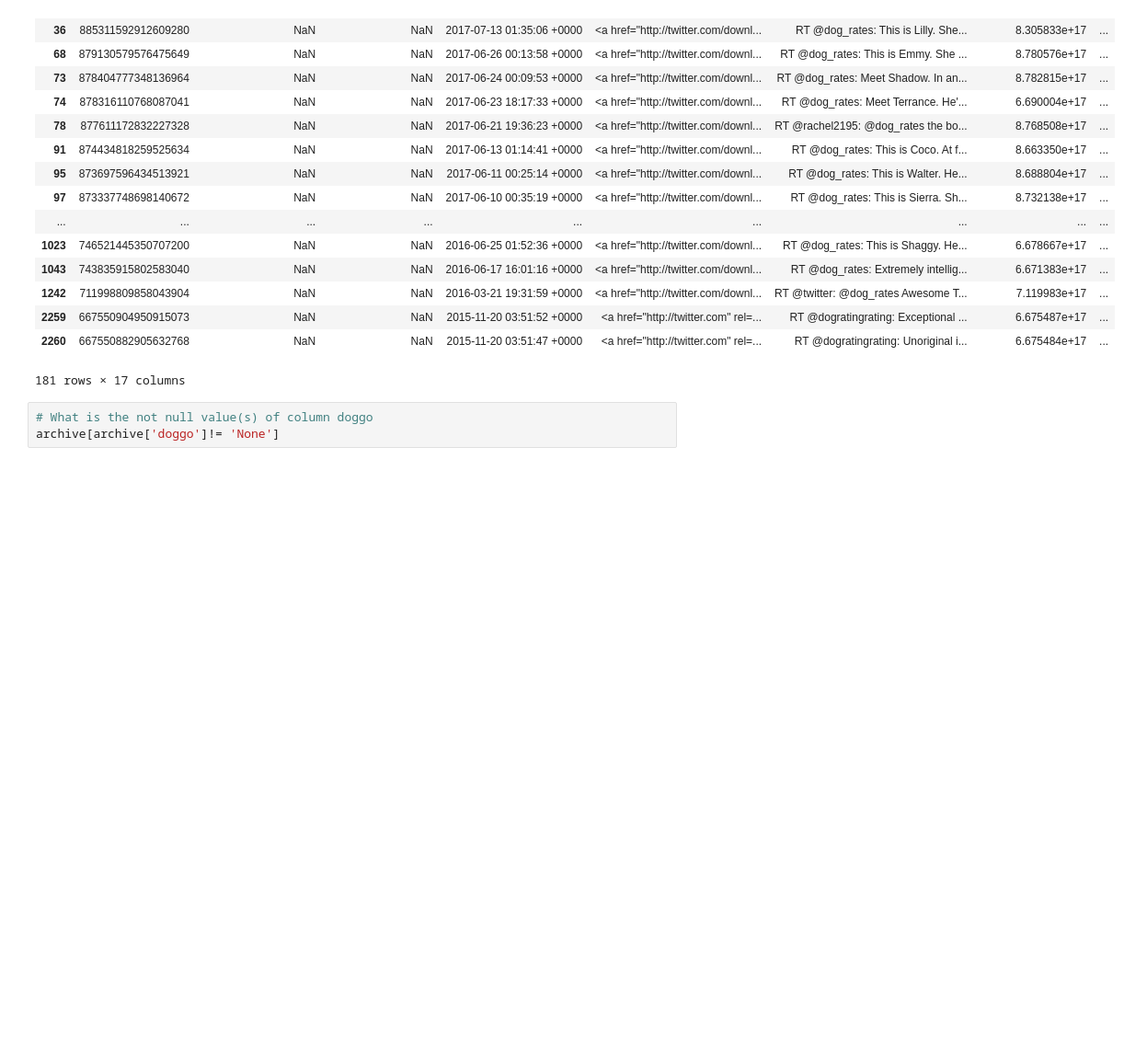
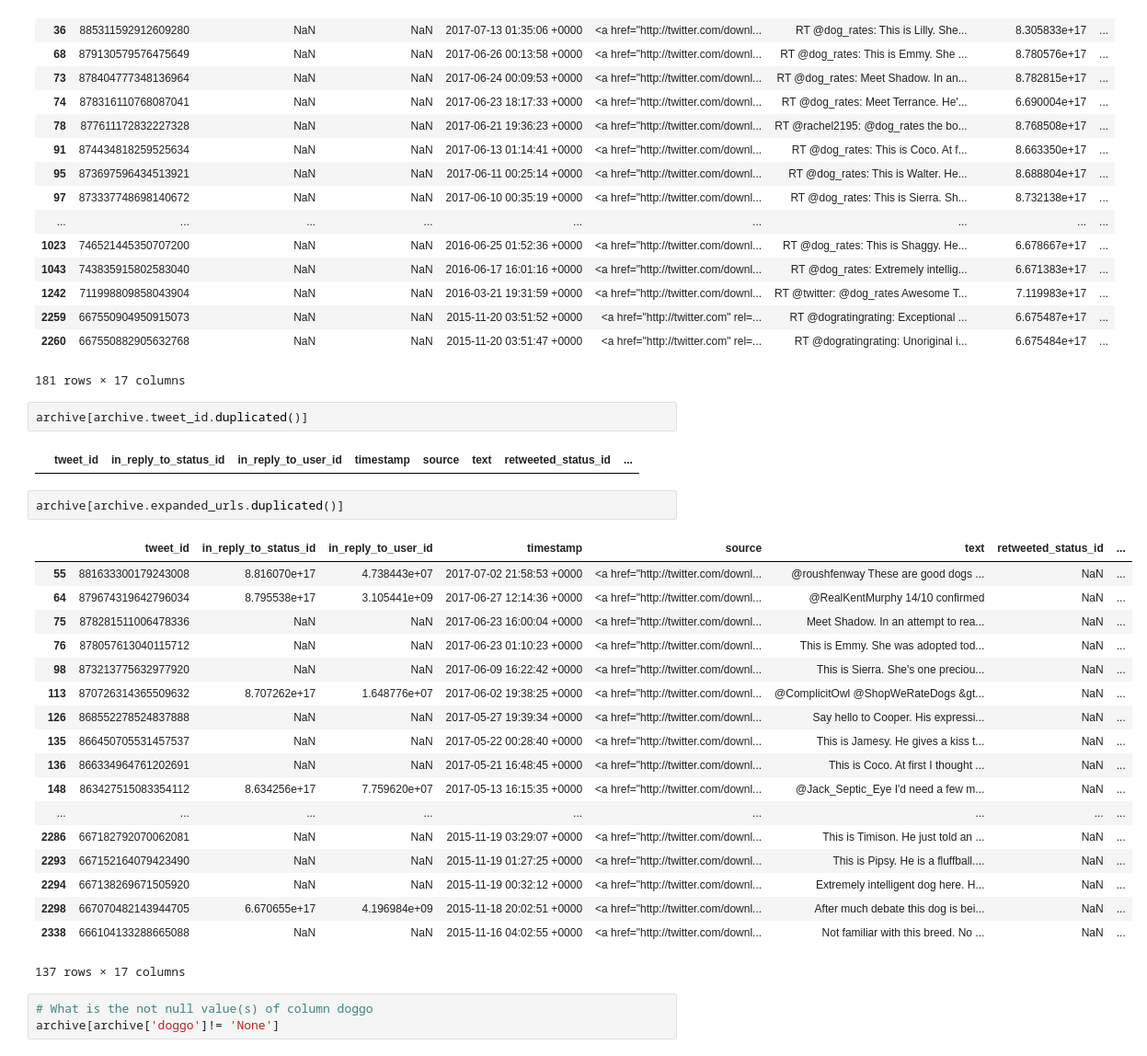
Before and after one commit to iRaied/Wrangling-WeRateDogs, a Jupyter notebook: Wrangling_WeRateDogs.ipynb, the cells around one changed output. Shown at 92% size. Saved outputs shown, nothing was run; the diff lists cells and outputs as text; blank space fills up the shorter version.

```diff
--- a/Wrangling_WeRateDogs.ipynb
+++ b/Wrangling_WeRateDogs.ipynb
@@ -127,6 +123,31 @@ archive[archive['retweeted_status_id'].notnull()]
 | 2259 | 667550904950915073 | NaN | NaN | 2015-11-20 03:51:52 +0000 | <a href="http://twitter.com" rel=... | RT @dogratingrating: Exceptional ... | 6.675487e+17 | ... |
 | 2260 | 667550882905632768 | NaN | NaN | 2015-11-20 03:51:47 +0000 | <a href="http://twitter.com" rel=... | RT @dogratingrating: Unoriginal i... | 6.675484e+17 | ... |
 181 rows × 17 columns
+# %%
+archive[archive.tweet_id.duplicated()]
+# %% [output]
+|  | tweet_id | in_reply_to_status_id | in_reply_to_user_id | timestamp | source | text | retweeted_status_id | ... |
+# %%
+archive[archive.expanded_urls.duplicated()]
+# %% [output]
+|  | tweet_id | in_reply_to_status_id | in_reply_to_user_id | timestamp | source | text | retweeted_status_id | ... |
+| 55 | 881633300179243008 | 8.816070e+17 | 4.738443e+07 | 2017-07-02 21:58:53 +0000 | <a href="http://twitter.com/downl... | @roushfenway These are good dogs ... | NaN | ... |
+| 64 | 879674319642796034 | 8.795538e+17 | 3.105441e+09 | 2017-06-27 12:14:36 +0000 | <a href="http://twitter.com/downl... | @RealKentMurphy 14/10 confirmed | NaN | ... |
+| 75 | 878281511006478336 | NaN | NaN | 2017-06-23 16:00:04 +0000 | <a href="http://twitter.com/downl... | Meet Shadow. In an attempt to rea... | NaN | ... |
+| 76 | 878057613040115712 | NaN | NaN | 2017-06-23 01:10:23 +0000 | <a href="http://twitter.com/downl... | This is Emmy. She was adopted tod... | NaN | ... |
+| 98 | 873213775632977920 | NaN | NaN | 2017-06-09 16:22:42 +0000 | <a href="http://twitter.com/downl... | This is Sierra. She's one preciou... | NaN | ... |
+| 113 | 870726314365509632 | 8.707262e+17 | 1.648776e+07 | 2017-06-02 19:38:25 +0000 | <a href="http://twitter.com/downl... | @ComplicitOwl @ShopWeRateDogs &gt... | NaN | ... |
+| 126 | 868552278524837888 | NaN | NaN | 2017-05-27 19:39:34 +0000 | <a href="http://twitter.com/downl... | Say hello to Cooper. His expressi... | NaN | ... |
+| 135 | 866450705531457537 | NaN | NaN | 2017-05-22 00:28:40 +0000 | <a href="http://twitter.com/downl... | This is Jamesy. He gives a kiss t... | NaN | ... |
+| 136 | 866334964761202691 | NaN | NaN | 2017-05-21 16:48:45 +0000 | <a href="http://twitter.com/downl... | This is Coco. At first I thought ... | NaN | ... |
+| 148 | 863427515083354112 | 8.634256e+17 | 7.759620e+07 | 2017-05-13 16:15:35 +0000 | <a href="http://twitter.com/downl... | @Jack_Septic_Eye I'd need a few m... | NaN | ... |
+| ... | ... | ... | ... | ... | ... | ... | ... | ... |
+| 2286 | 667182792070062081 | NaN | NaN | 2015-11-19 03:29:07 +0000 | <a href="http://twitter.com/downl... | This is Timison. He just told an ... | NaN | ... |
+| 2293 | 667152164079423490 | NaN | NaN | 2015-11-19 01:27:25 +0000 | <a href="http://twitter.com/downl... | This is Pipsy. He is a fluffball.... | NaN | ... |
+| 2294 | 667138269671505920 | NaN | NaN | 2015-11-19 00:32:12 +0000 | <a href="http://twitter.com/downl... | Extremely intelligent dog here. H... | NaN | ... |
+| 2298 | 667070482143944705 | 6.670655e+17 | 4.196984e+09 | 2015-11-18 20:02:51 +0000 | <a href="http://twitter.com/downl... | After much debate this dog is bei... | NaN | ... |
+| 2338 | 666104133288665088 | NaN | NaN | 2015-11-16 04:02:55 +0000 | <a href="http://twitter.com/downl... | Not familiar with this breed. No ... | NaN | ... |
+137 rows × 17 columns
 # %%
 # What is the not null value(s) of column doggo
 archive[archive['doggo']!= 'None']
```
Also changed, not shown: parts of 56 cells of this notebook.
